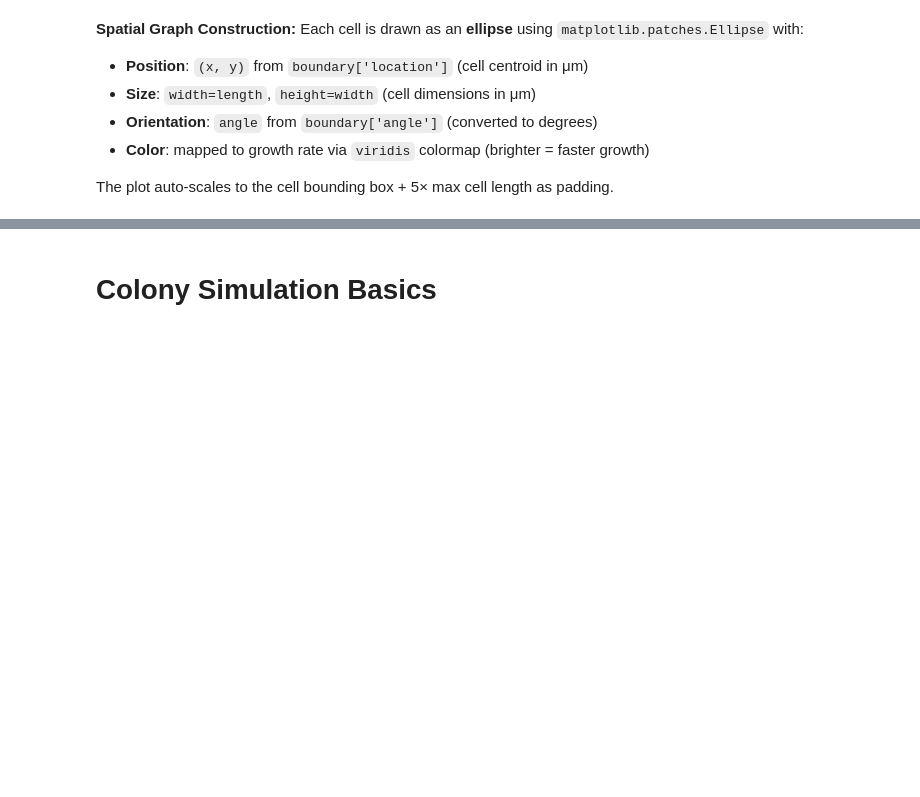
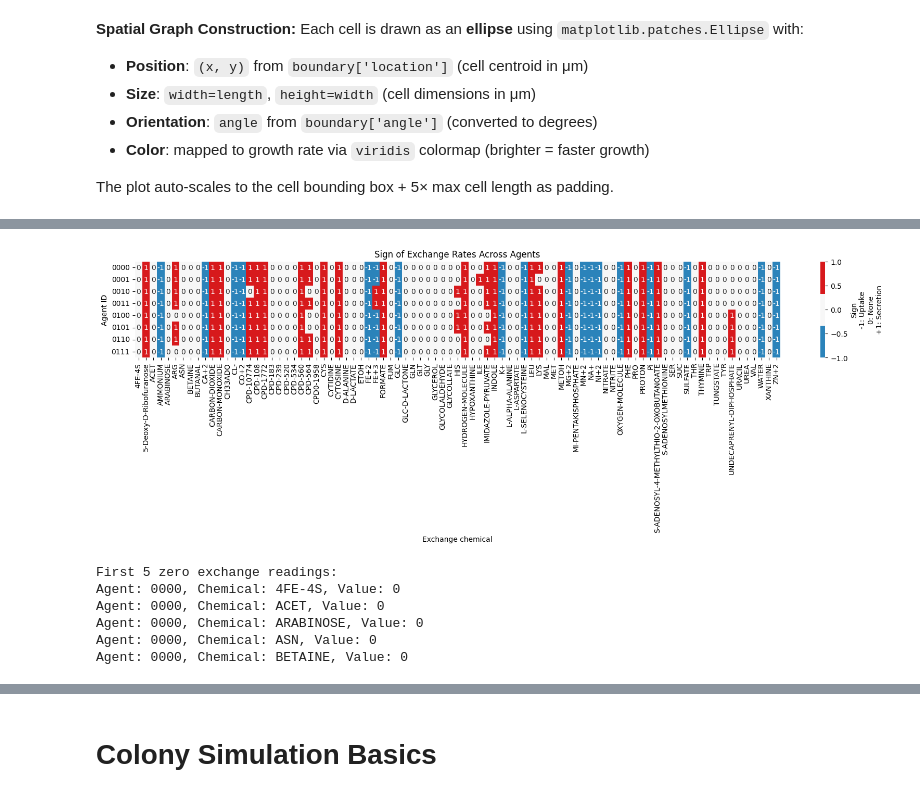
Before and after one commit to katha815/vEcoli-Local, a Jupyter notebook: reading/colony simulation.ipynb, the cells around one changed output, grey strips where cells are left out. Drawn from its saved outputs; the diff is of its cells as text; code cells hidden in the pictures; blank space fills up the shorter version.

```diff
--- a/reading/colony simulation.ipynb
+++ b/reading/colony simulation.ipynb
@@ -1119,0 +1506,49 @@ The plot auto-scales to the cell bounding box + 5× max cell length as padding.
+# %%
+# Plot sign of exchange readings for each agent and chemical
+import pandas as pd
+import seaborn as sns
+import matplotlib.pyplot as plt
+import numpy as np
+
+# Assumes exchange_df is defined: rows=agent_id, columns=chemicals
+# If not, recreate exchange_df from your data as in previous cells
+
+# Compute sign matrix: -1 (uptake), 0 (none), +1 (secretion)
+sign_df = np.sign(exchange_df)
+
+plt.figure(figsize=(min(20, 0.5*len(sign_df.columns)), min(12, 0.3*len(sign_df))))
+sns.heatmap(sign_df, cmap=sns.color_palette(["#2b83ba", "#f7f7f7", "#d7191c"], as_cmap=True), center=0, annot=True, fmt="d",
+            cbar_kws={'label': 'Sign\n-1: Uptake\n0: None\n+1: Secretion'})
+plt.xlabel('Exchange chemical')
+plt.ylabel('Agent ID')
+plt.title('Sign of Exchange Rates Across Agents')
+plt.tight_layout()
+plt.show()
+# %% [output]
+[figure, added]
+# %%
+# Show first 5 zero exchange readings (agent, chemical, value)
+import pandas as pd
+
+# Find zero entries in exchange_df
+zero_entries = []
+for agent in exchange_df.index:
+    for chem in exchange_df.columns:
+        if exchange_df.loc[agent, chem] == 0:
+            zero_entries.append((agent, chem, 0))
+            if len(zero_entries) == 5:
+                break
+    if len(zero_entries) == 5:
+        break
+
+# Display
+print("First 5 zero exchange readings:")
+for entry in zero_entries:
+    print(f"Agent: {entry[0]}, Chemical: {entry[1]}, Value: {entry[2]}")
+# %% [output]
+First 5 zero exchange readings:
+Agent: 0000, Chemical: 4FE-4S, Value: 0
+Agent: 0000, Chemical: ACET, Value: 0
+Agent: 0000, Chemical: ARABINOSE, Value: 0
+Agent: 0000, Chemical: ASN, Value: 0
+Agent: 0000, Chemical: BETAINE, Value: 0
```
Also changed, not shown: parts of 27 cells of this notebook, 6 other files.
